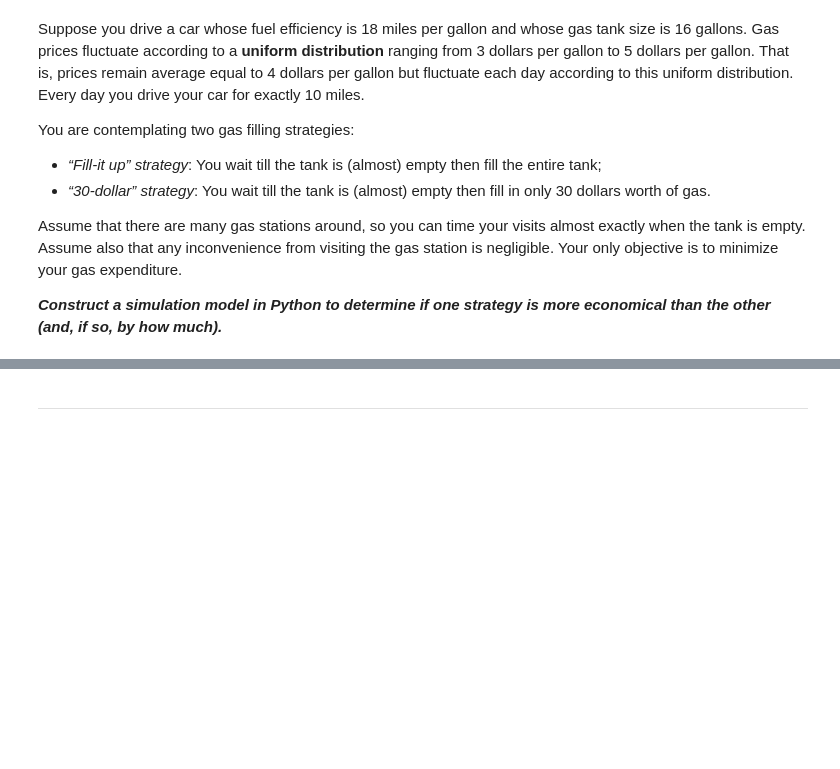
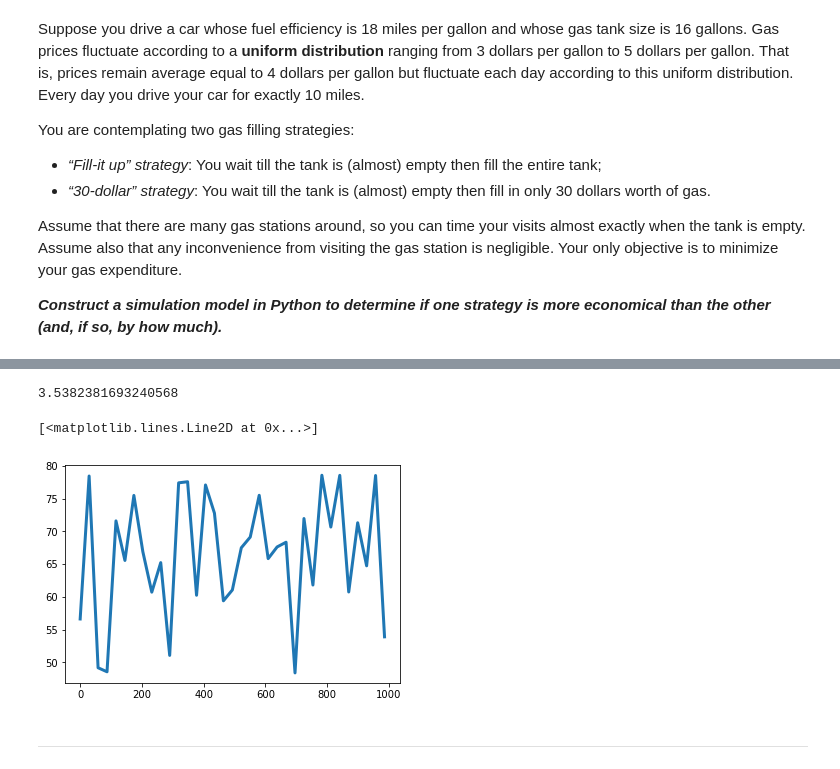
Before and after one commit to rodolfolermacontreras/Mini-2-46-881, a Jupyter notebook: HW2/deliverable2_problems.ipynb, the cells around one changed output, grey strips where cells are left out. Drawn from its saved outputs; the diff is of its cells as text; code cells hidden in the pictures; blank space fills up the shorter version.

Commit message:
Update 2
Adding first approach to problem 2

```diff
--- a/HW2/deliverable2_problems.ipynb
+++ b/HW2/deliverable2_problems.ipynb
@@ -177,0 +202,9 @@ Assume that there are many gas stations around, so you can time your visits almo
+# %%
+#Gas price distribution over 1000 days
+n = 1000 #Number of days
+gas_price_distribution = np.random.default_rng(seed=881).uniform(low=3, high=5)
+# %%
+rng = np.random.default_rng(seed=881)
+for i in range(10):
+    value = rng.uniform(low=3, high=5)
+    print(value)
@@ -177,0 +222,18 @@ Assume that there are many gas stations around, so you can time your visits almo
+# %%
+gas_price_distribution
+# %% [output]
+3.5382381693240568
+# %%
+#The first day that we fill up the tank is going to be consider "day 0"
+x = []
+days = []
+for i in range(0,n,29):
+    price_x = gas_price_distribution[i] * 16
+    x.append(price_x)
+    days.append(i)
+# %%
+fig, ax = plt.subplots()
+ax.plot(days, x, linewidth=3)
+# %% [output]
+[<matplotlib.lines.Line2D at 0x...>]
+[figure, added]
```
Also changed, not shown: parts of 9 cells of this notebook.
